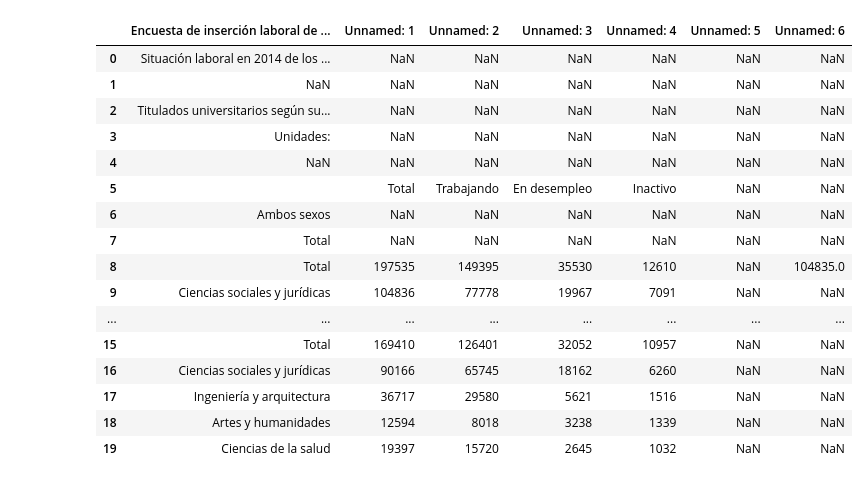
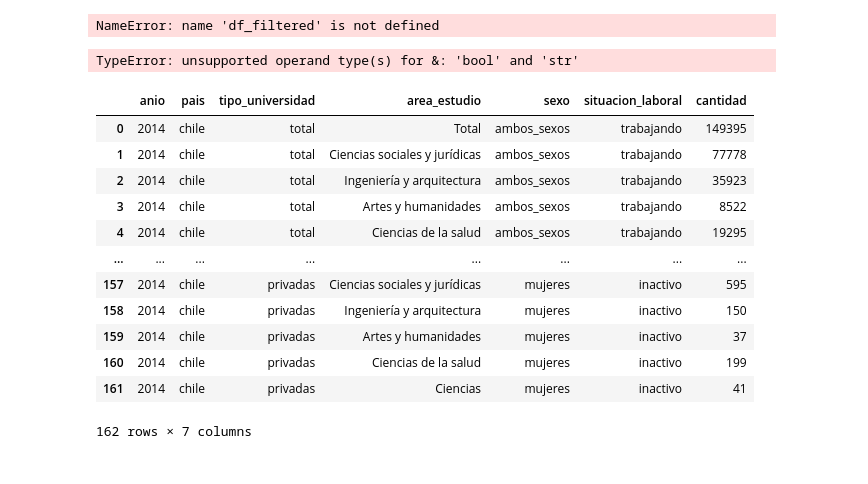
Before and after one commit to jdaguilar/dw-airflow-training, a Jupyter notebook: data/processed/notebooks_test.ipynb, the cells around one changed output. Cells and saved outputs as stored; diff of their text form; code cells hidden in the pictures.

```diff
--- a/data/processed/notebooks_test.ipynb
+++ b/data/processed/notebooks_test.ipynb
@@ -121,20 +197,25 @@ df=transformation(df)
+# %%
+df_filtered
+# %% [output]
+NameError: name 'df_filtered' is not defined
+# %%
+df_filtered = df.loc[(df['tipo_universidad'] == 'total') & df_filtered[df_filtered['area_estudio'].str.strip()=='Total']  ]
+df_filtered
+# %% [output]
+TypeError: unsupported operand type(s) for &: 'bool' and 'str'
 # %%
-df.head(20)
+df
 # %% [output]
-|  | Encuesta de inserción laboral de ... | Unnamed: 1 | Unnamed: 2 | Unnamed: 3 | Unnamed: 4 | Unnamed: 5 | Unnamed: 6 |
-| 0 | Situación laboral en 2014 de los ... | NaN | NaN | NaN | NaN | NaN | NaN |
-| 1 | NaN | NaN | NaN | NaN | NaN | NaN | NaN |
-| 2 | Titulados universitarios según su... | NaN | NaN | NaN | NaN | NaN | NaN |
-| 3 | Unidades: | NaN | NaN | NaN | NaN | NaN | NaN |
-| 4 | NaN | NaN | NaN | NaN | NaN | NaN | NaN |
-| 5 |  | Total | Trabajando | En desempleo | Inactivo | NaN | NaN |
-| 6 | Ambos sexos | NaN | NaN | NaN | NaN | NaN | NaN |
-| 7 | Total | NaN | NaN | NaN | NaN | NaN | NaN |
-| 8 | Total | 197535 | 149395 | 35530 | 12610 | NaN | 104835.0 |
-| 9 | Ciencias sociales y jurídicas | 104836 | 77778 | 19967 | 7091 | NaN | NaN |
+|  | anio | pais | tipo_universidad | area_estudio | sexo | situacion_laboral | cantidad |
+| 0 | 2014 | chile | total | Total | ambos_sexos | trabajando | 149395 |
+| 1 | 2014 | chile | total | Ciencias sociales y jurídicas | ambos_sexos | trabajando | 77778 |
+| 2 | 2014 | chile | total | Ingeniería y arquitectura | ambos_sexos | trabajando | 35923 |
+| 3 | 2014 | chile | total | Artes y humanidades | ambos_sexos | trabajando | 8522 |
+| 4 | 2014 | chile | total | Ciencias de la salud | ambos_sexos | trabajando | 19295 |
 | ... | ... | ... | ... | ... | ... | ... | ... |
-| 15 | Total | 169410 | 126401 | 32052 | 10957 | NaN | NaN |
-| 16 | Ciencias sociales y jurídicas | 90166 | 65745 | 18162 | 6260 | NaN | NaN |
-| 17 | Ingeniería y arquitectura | 36717 | 29580 | 5621 | 1516 | NaN | NaN |
-| 18 | Artes y humanidades | 12594 | 8018 | 3238 | 1339 | NaN | NaN |
-| 19 | Ciencias de la salud | 19397 | 15720 | 2645 | 1032 | NaN | NaN |
+| 157 | 2014 | chile | privadas | Ciencias sociales y jurídicas | mujeres | inactivo | 595 |
+| 158 | 2014 | chile | privadas | Ingeniería y arquitectura | mujeres | inactivo | 150 |
+| 159 | 2014 | chile | privadas | Artes y humanidades | mujeres | inactivo | 37 |
+| 160 | 2014 | chile | privadas | Ciencias de la salud | mujeres | inactivo | 199 |
+| 161 | 2014 | chile | privadas | Ciencias | mujeres | inactivo | 41 |
+162 rows × 7 columns
```
Also changed, not shown: parts of 6 cells of this notebook, 5 other files.
